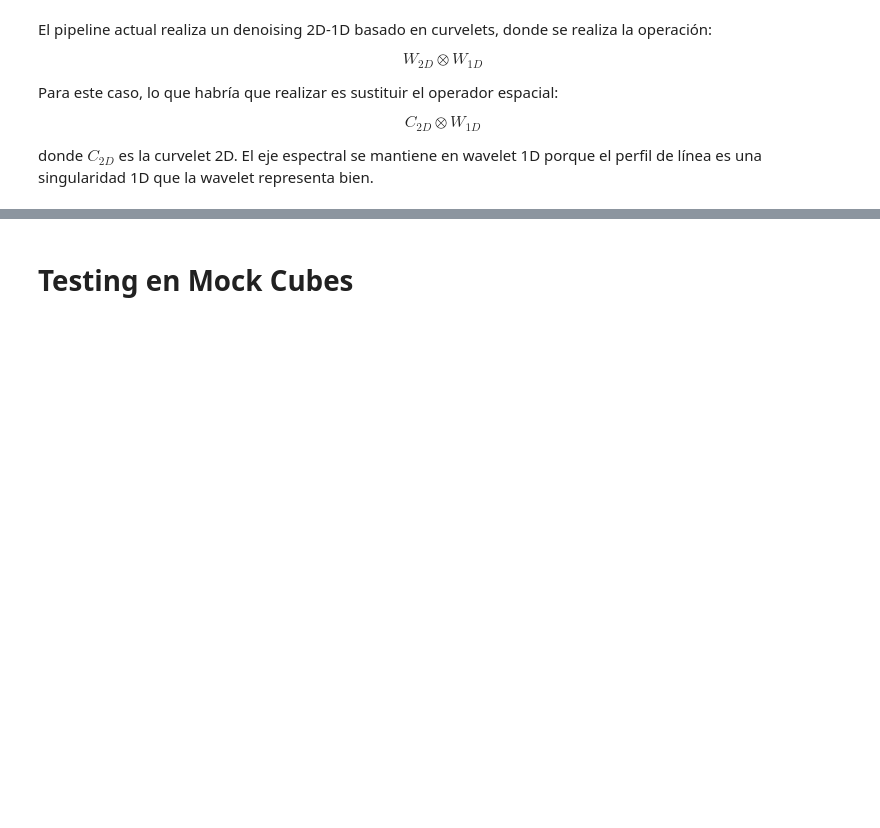
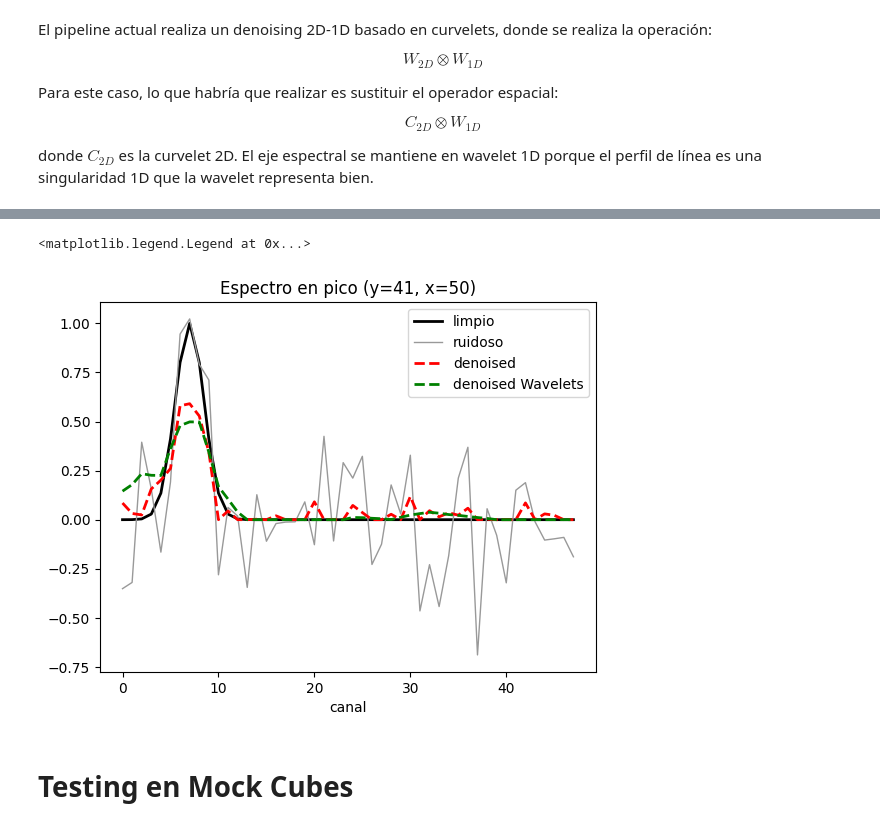
Before and after one commit to sebastiancastro12/WALDO, a Jupyter notebook: notebooks/EXP-curvelets_denoising.ipynb, the cells around one changed output, grey strips where cells are left out. Saved outputs shown, nothing was run; the diff lists cells and outputs as text; code cells hidden in the pictures; blank space fills up the shorter version.

Commit message:
Desarrollo y mejora MCA denoising

```diff
--- a/notebooks/EXP-curvelets_denoising.ipynb
+++ b/notebooks/EXP-curvelets_denoising.ipynb
@@ -106,0 +78,33 @@ RMSE IST (referencia) vs limpio : 0.1005
+# %%
+# --- denoising 2D-1D  C_2D (x) W_1D  via REWEIGHTED L1 ---
+den = reweighted_l1_denoise_cube(
+    noisy,
+    n_spec_scales=4,
+    k_sigma=3.0,
+    max_iter=15,
+    ct_kwargs={"nbscales": 3, "nbangles_coarse": 3},
+    verbose=True,
+)
+
+# --- comparación: Denoising 2D-1D W_2D (x) W_1D ---
+
+denoiser_wavelets = Denoiser2D1D(
+    transform_type=transformaciones_2d['TO_PAVE_BSPLINE'],
+    transform_1d=transformaciones_1d['T01_MALLAT'],
+    filter_2d=filtros['F_MALLAT_7_9'],
+    filter_1d=filtros['F_MALLAT_7_9'],
+    threshold_type='soft',
+)
+
+den_wavelets = denoiser_wavelets.denoise(
+    method='iterative',
+    x=noisy,
+    y=noisy.copy(),
+    threshold_level=5
+)
+
+result_wavelets = den_wavelets[0]
+
+print(f"RMSE ruidoso          vs limpio : {rmse(noisy, clean):.4f}")
+print(f"RMSE reweighted L1    vs limpio : {rmse(den, clean):.4f}")
+print(f"RMSE Wavelets        vs limpio : {rmse(result_wavelets, clean):.4f}")
@@ -136,3 +150,14 @@ plt.show()
+# %%
+plt.plot(chans, clean[:, py, px], "k-", lw=2, label="limpio")
+plt.plot(chans, noisy[:, py, px], "0.6", lw=1, label="ruidoso")
+plt.plot(chans, den[:, py, px], "r--", lw=2, label="denoised")
+plt.plot(chans, result_wavelets[:, py, px], "g--", lw=2, label="denoised Wavelets")
+plt.title(f"Espectro en pico (y={py}, x={px})")
+plt.xlabel("canal")
+plt.legend()
+# %% [output]
+<matplotlib.legend.Legend at 0x...>
+[figure, added]
 # %% [markdown]
 # Testing en Mock Cubes
 # %%
```
Also changed, not shown: parts of 8 cells of this notebook, 2 other files.
